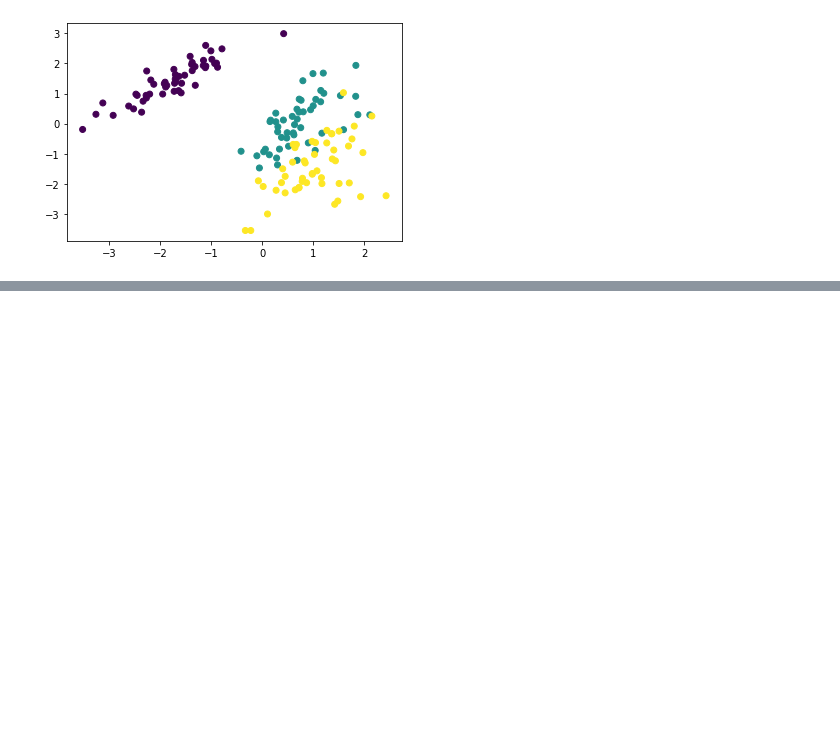
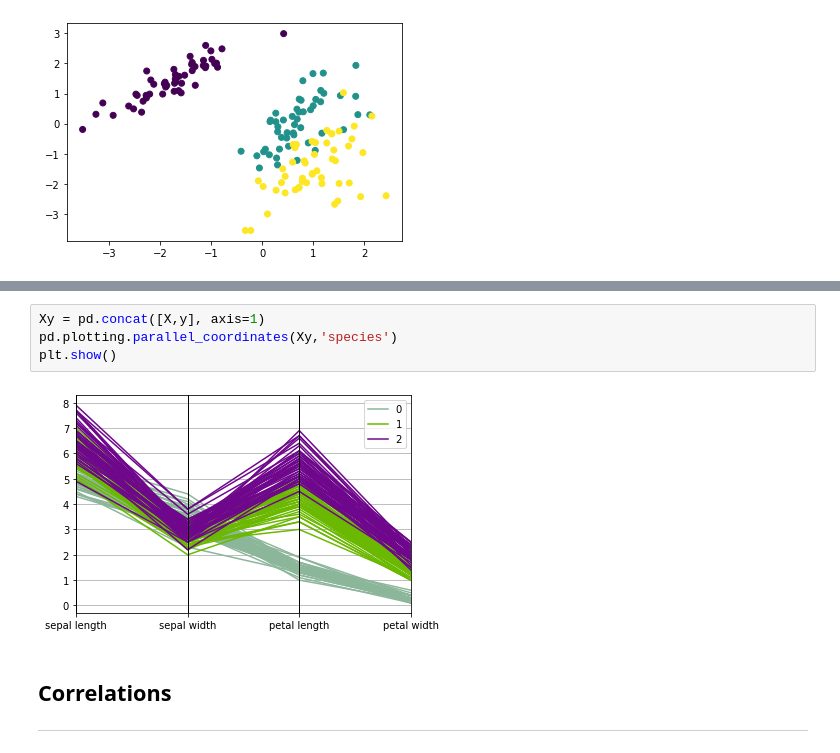
Before and after one commit to sathayas/GuideIDSExamples, a Jupyter notebook: Chapter4-DataUnderstanding.ipynb, the cells around one changed output, grey strips where cells are left out. Drawn from its saved outputs; the diff is of its cells as text; blank space fills up the shorter version.

Commit message:
Parallel coordinates plot added

```diff
--- a/Chapter4-DataUnderstanding.ipynb
+++ b/Chapter4-DataUnderstanding.ipynb
@@ -198,0 +204,9 @@ plt.show()
+# %%
+Xy = pd.concat([X,y], axis=1)
+pd.plotting.parallel_coordinates(Xy,'species')
+plt.show()
+# %% [output]
+[figure, added]
+# %% [markdown]
+## Correlations
+<hr style="height:2px;">
```
Also changed, not shown: parts of 2 cells of this notebook.
